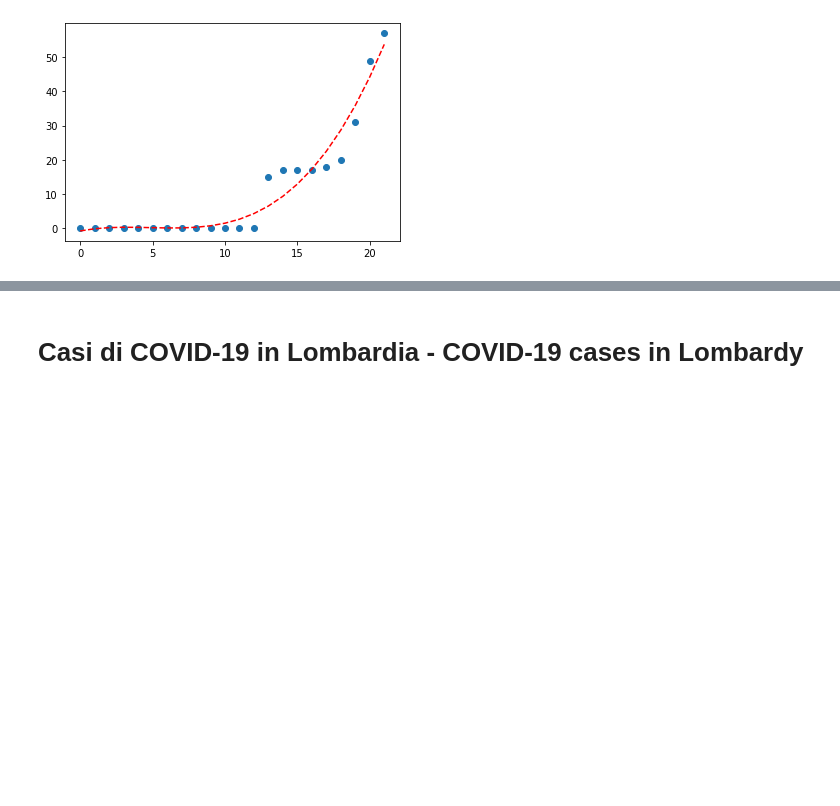
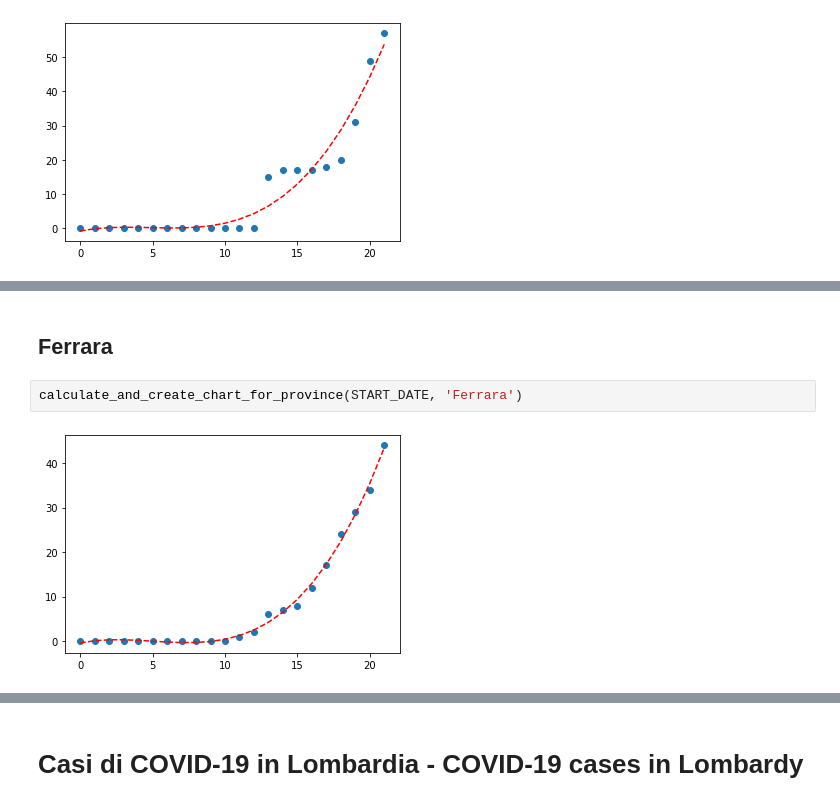
Before and after one commit to mircozanchi/COVID-19, a Jupyter notebook: notebooks/Province.ipynb, the cells around one changed output, grey strips where cells are left out. Cells and saved outputs as stored; diff of their text form; blank space fills up the shorter version.

```diff
--- a/notebooks/Province.ipynb
+++ b/notebooks/Province.ipynb
@@ -176,0 +189,6 @@ calculate_and_create_chart_for_province(START_DATE, 'Salerno')
+# %% [markdown]
+## Ferrara
+# %%
+calculate_and_create_chart_for_province(START_DATE, 'Ferrara')
+# %% [output]
+[figure, added]
```
Also changed, not shown: parts of 63 cells of this notebook.
